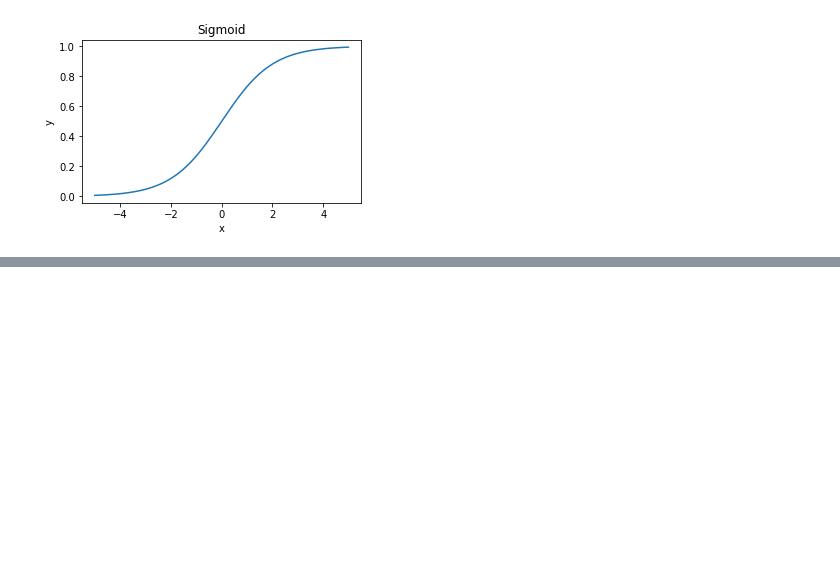
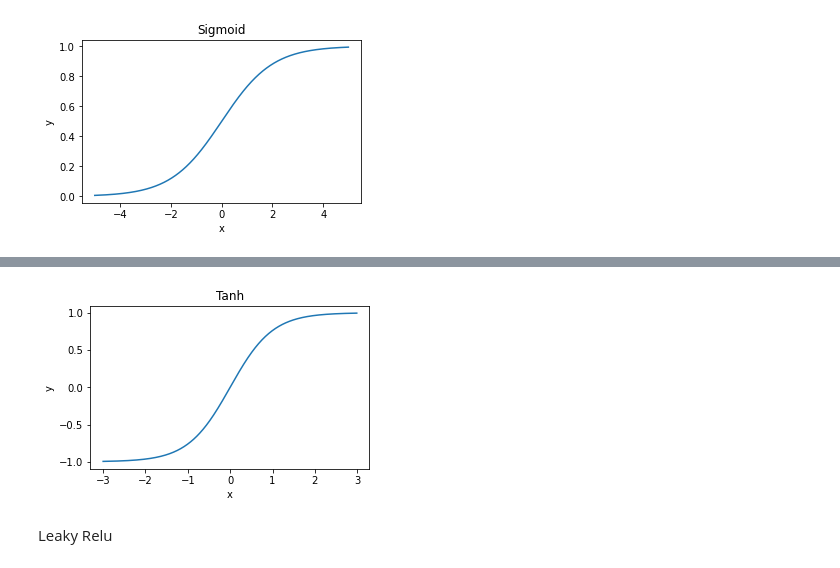
Before and after one commit to Meet200/Machine_Learning-, a Jupyter notebook: Activation_Functions.ipynb, the cells around one changed output, grey strips where cells are left out. Drawn from its saved outputs; the diff is of its cells as text; code cells hidden in the pictures; blank space fills up the shorter version.

```diff
--- a/Activation_Functions.ipynb
+++ b/Activation_Functions.ipynb
@@ -73,0 +78,14 @@ plot_fun(x,y,"Sigmoid")
+# %%
+#tanh function
+def tanh_function(x):
+    z = (2/(1 + np.exp(-2*x))) -1
+    return z
+# %%
+x=[float(x)/100 for x in range(-300,300)]
+y = [tanh_function(x1) for x1 in x]
+# %%
+plot_fun(x,y,"Tanh")
+# %% [output]
+[figure, added]
+# %% [markdown]
+Leaky Relu
```
Also changed, not shown: parts of 27 cells of this notebook.
